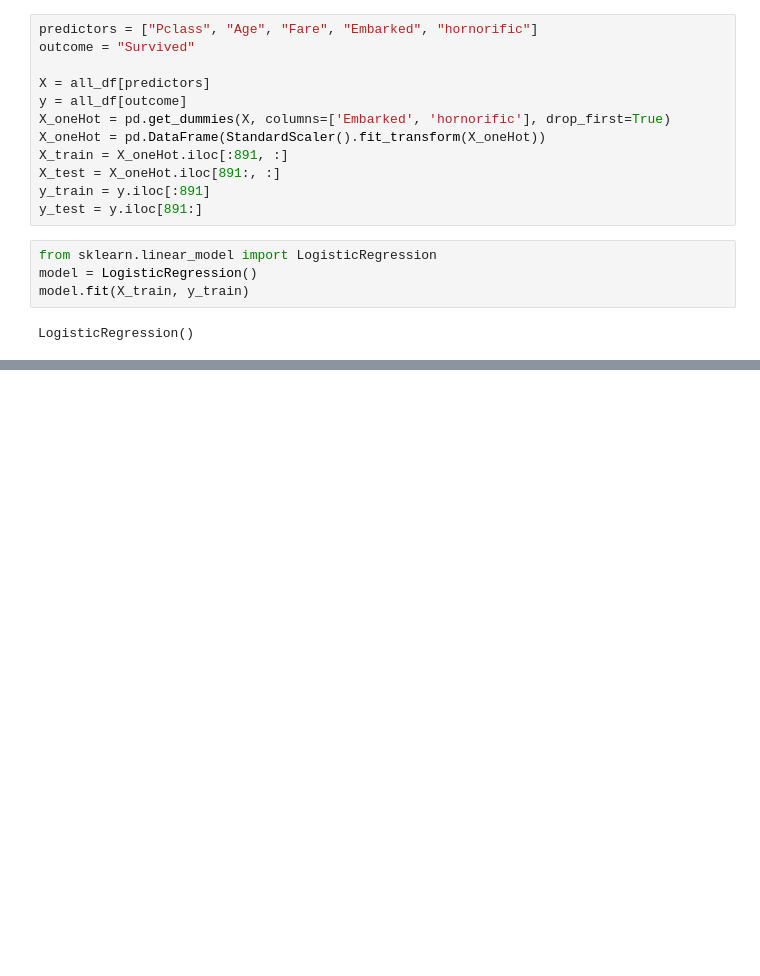
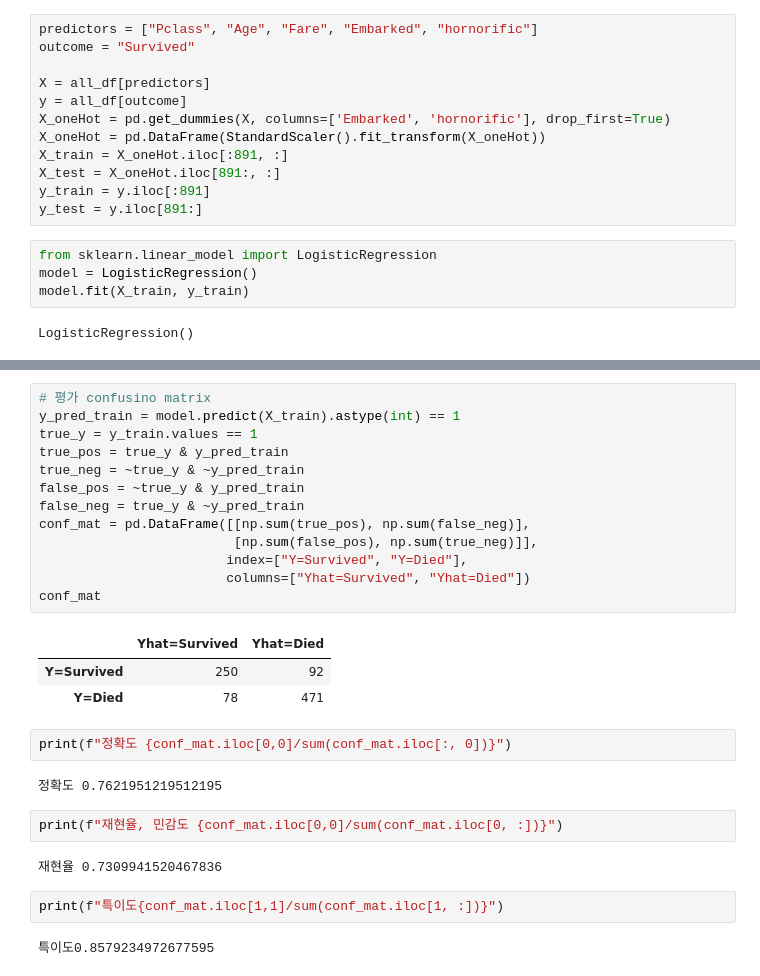
Before and after one commit to freshmea/kuIotBigdataClass, a Jupyter notebook: pytorch/kaggle_titanic2.ipynb, the cells around one changed output, grey strips where cells are left out. Saved outputs shown, nothing was run; the diff lists cells and outputs as text; blank space fills up the shorter version.

```diff
--- a/pytorch/kaggle_titanic2.ipynb
+++ b/pytorch/kaggle_titanic2.ipynb
@@ -497,0 +503,29 @@ memory usage: 55.5+ KB
+# %%
+# 평가 confusino matrix
+y_pred_train = model.predict(X_train).astype(int) == 1
+true_y = y_train.values == 1
+true_pos = true_y & y_pred_train
+true_neg = ~true_y & ~y_pred_train
+false_pos = ~true_y & y_pred_train
+false_neg = true_y & ~y_pred_train
+conf_mat = pd.DataFrame([[np.sum(true_pos), np.sum(false_neg)],
+                         [np.sum(false_pos), np.sum(true_neg)]],
+                        index=["Y=Survived", "Y=Died"],
+                        columns=["Yhat=Survived", "Yhat=Died"])
+conf_mat
+# %% [output]
+|  | Yhat=Survived | Yhat=Died |
+| Y=Survived | 250 | 92 |
+| Y=Died | 78 | 471 |
+# %%
+print(f"정확도 {conf_mat.iloc[0,0]/sum(conf_mat.iloc[:, 0])}")
+# %% [output]
+정확도 0.7621951219512195
+# %%
+print(f"재현율, 민감도 {conf_mat.iloc[0,0]/sum(conf_mat.iloc[0, :])}")
+# %% [output]
+재현율 0.7309941520467836
+# %%
+print(f"특이도{conf_mat.iloc[1,1]/sum(conf_mat.iloc[1, :])}")
+# %% [output]
+특이도0.8579234972677595
```
Also changed, not shown: parts of 4 cells of this notebook.
